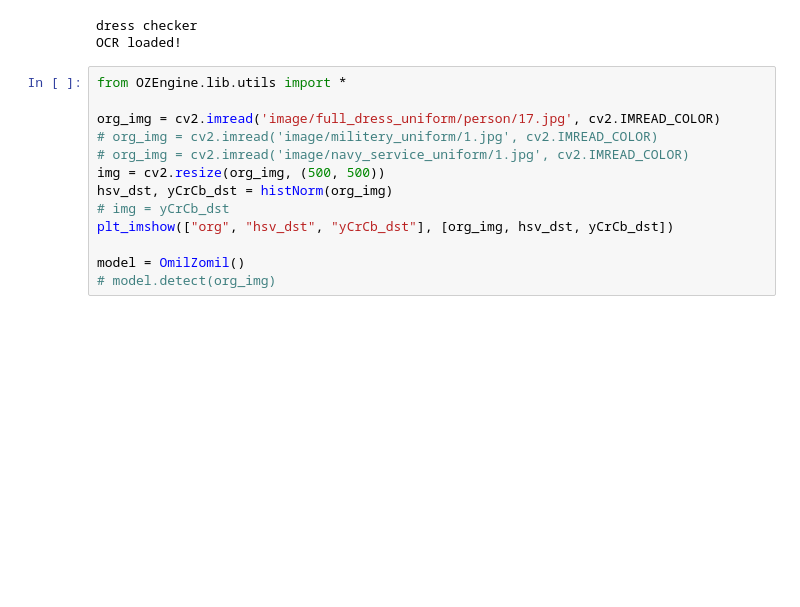
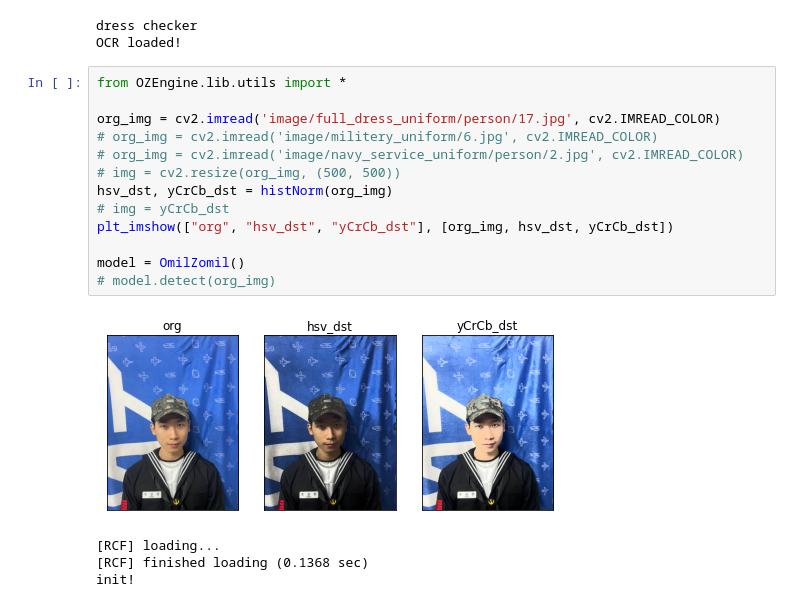
Before and after one commit to OmilZomil-OSAM-Hackathon-2022/OmilZomil-NAVYeffect, a Jupyter notebook: AI_BE/main.ipynb, the cells around one changed output. Cells and saved outputs as stored; diff of their text form; blank space fills up the shorter version.

```diff
--- a/AI_BE/main.ipynb
+++ b/AI_BE/main.ipynb
@@ -24,15 +24,20 @@ OCR loaded!
 # %%
 from OZEngine.lib.utils import *
 
 org_img = cv2.imread('image/full_dress_uniform/person/17.jpg', cv2.IMREAD_COLOR)
-# org_img = cv2.imread('image/militery_uniform/1.jpg', cv2.IMREAD_COLOR)
-# org_img = cv2.imread('image/navy_service_uniform/1.jpg', cv2.IMREAD_COLOR)
-img = cv2.resize(org_img, (500, 500))
+# org_img = cv2.imread('image/militery_uniform/6.jpg', cv2.IMREAD_COLOR)
+# org_img = cv2.imread('image/navy_service_uniform/person/2.jpg', cv2.IMREAD_COLOR)
+# img = cv2.resize(org_img, (500, 500))
 hsv_dst, yCrCb_dst = histNorm(org_img)
 # img = yCrCb_dst
 plt_imshow(["org", "hsv_dst", "yCrCb_dst"], [org_img, hsv_dst, yCrCb_dst])
 
 model = OmilZomil()
 # model.detect(org_img)
+# %% [output]
+[figure, added]
+[RCF] loading...
+[RCF] finished loading (0.1368 sec)
+init!
 # %%
 try:
```
Also changed, not shown: parts of 2 cells of this notebook, 2 other files.
